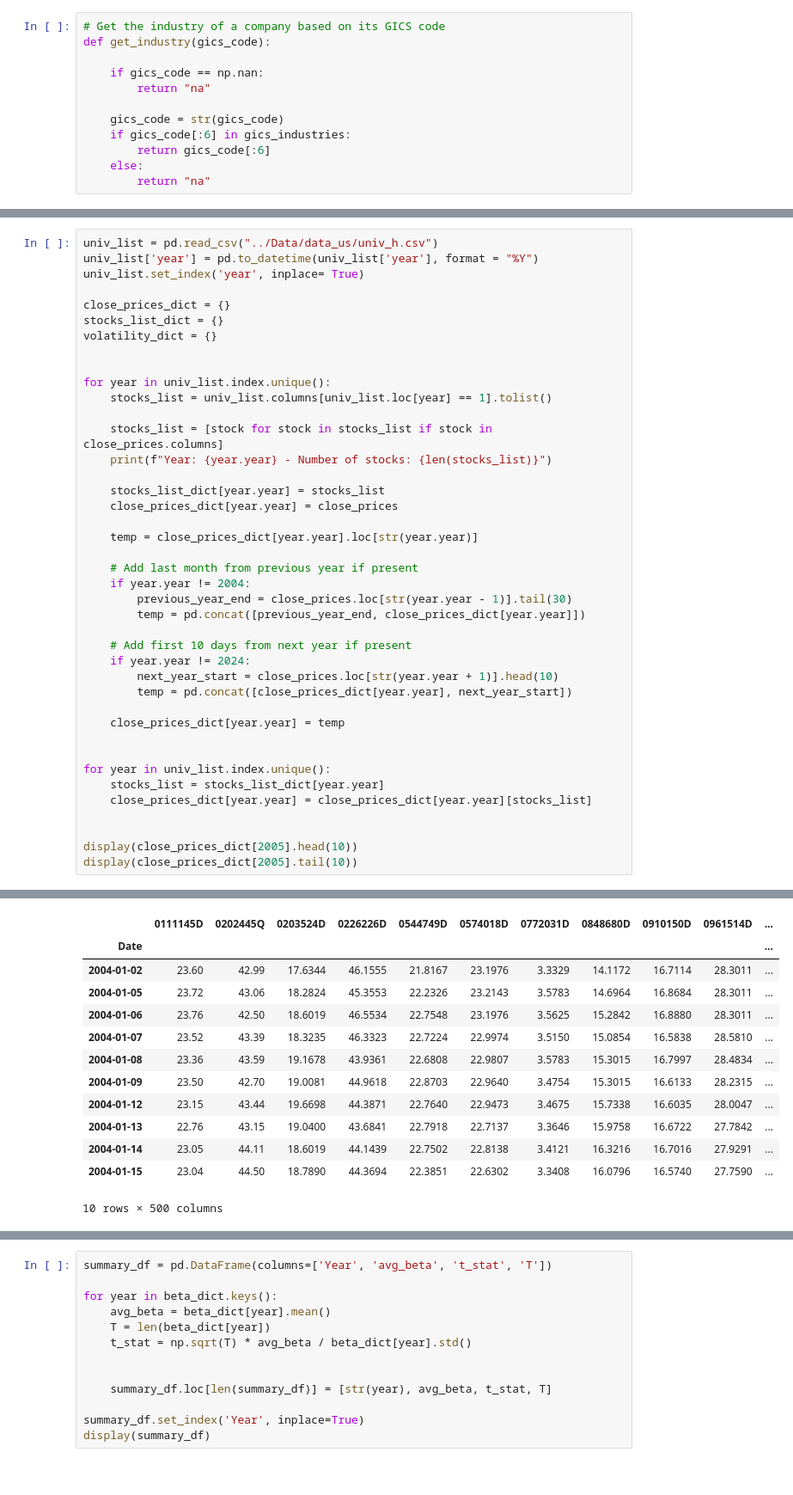
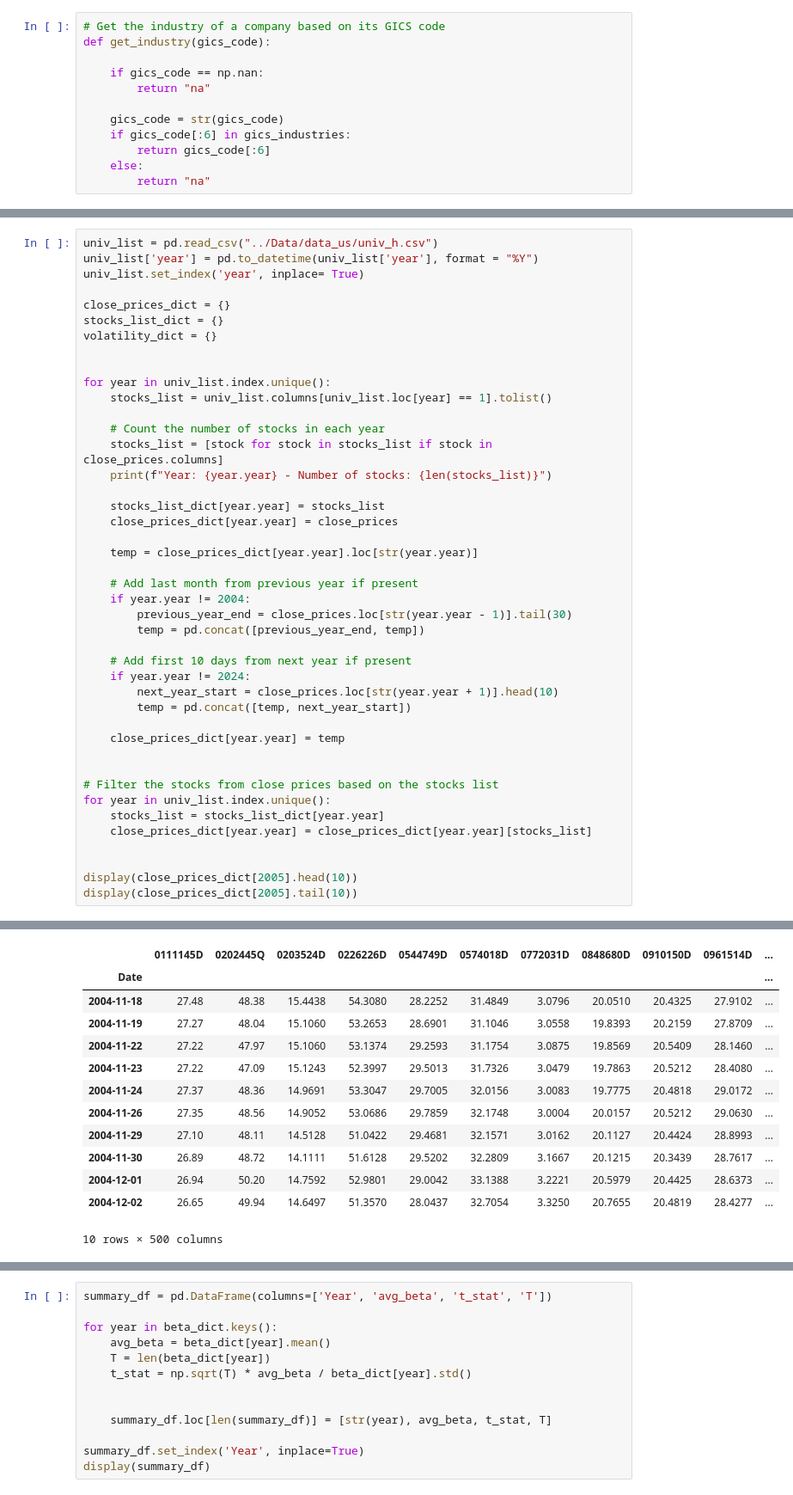
Before and after one commit to KiranReddy0808/FE5214-Introduction-to-quant-investing, a Jupyter notebook: Assignment 2/Assignment2.ipynb, the cells around one changed output, grey strips where cells are left out. Shown at 86% size. Drawn from its saved outputs; the diff is of its cells as text.

```diff
--- a/Assignment 2/Assignment2.ipynb
+++ b/Assignment 2/Assignment2.ipynb
@@ -186,6 +188,7 @@ volatility_dict = {}
 for year in univ_list.index.unique():
     stocks_list = univ_list.columns[univ_list.loc[year] == 1].tolist()
 
+    # Count the number of stocks in each year
     stocks_list = [stock for stock in stocks_list if stock in close_prices.columns]
     print(f"Year: {year.year} - Number of stocks: {len(stocks_list)}")
 
@@ -197,53 +200,54 @@ for year in univ_list.index.unique():
     # Add last month from previous year if present
     if year.year != 2004:
         previous_year_end = close_prices.loc[str(year.year - 1)].tail(30)
-        temp = pd.concat([previous_year_end, close_prices_dict[year.year]])
+        temp = pd.concat([previous_year_end, temp])
 
     # Add first 10 days from next year if present
     if year.year != 2024:
         next_year_start = close_prices.loc[str(year.year + 1)].head(10)
-        temp = pd.concat([close_prices_dict[year.year], next_year_start])
+        temp = pd.concat([temp, next_year_start])
 
     close_prices_dict[year.year] = temp
 
 
+# Filter the stocks from close prices based on the stocks list
 for year in univ_list.index.unique():
     stocks_list = stocks_list_dict[year.year]
     close_prices_dict[year.year] = close_prices_dict[year.year][stocks_list]
 
 
 display(close_prices_dict[2005].head(10))
 display(close_prices_dict[2005].tail(10))
 # %% [output]
 Year: 2004 - Number of stocks: 500
 Year: 2005 - Number of stocks: 500
 Year: 2006 - Number of stocks: 500
 Year: 2007 - Number of stocks: 500
 Year: 2008 - Number of stocks: 500
 Year: 2009 - Number of stocks: 500
 Year: 2010 - Number of stocks: 500
 Year: 2011 - Number of stocks: 500
 Year: 2012 - Number of stocks: 500
 Year: 2013 - Number of stocks: 500
 Year: 2014 - Number of stocks: 500
 Year: 2015 - Number of stocks: 502
 ... (5 lines left out)
 Year: 2021 - Number of stocks: 505
 Year: 2022 - Number of stocks: 505
 Year: 2023 - Number of stocks: 503
 Year: 2024 - Number of stocks: 503
 |  | 0111145D | 0202445Q | 0203524D | 0226226D | 0544749D | 0574018D | 0772031D | 0848680D | 0910150D | 0961514D | ... |
 | Date |  |  |  |  |  |  |  |  |  |  | ... |
-| 2004-01-02 | 23.60 | 42.99 | 17.6344 | 46.1555 | 21.8167 | 23.1976 | 3.3329 | 14.1172 | 16.7114 | 28.3011 | ... |
-| 2004-01-05 | 23.72 | 43.06 | 18.2824 | 45.3553 | 22.2326 | 23.2143 | 3.5783 | 14.6964 | 16.8684 | 28.3011 | ... |
-| 2004-01-06 | 23.76 | 42.50 | 18.6019 | 46.5534 | 22.7548 | 23.1976 | 3.5625 | 15.2842 | 16.8880 | 28.3011 | ... |
-| 2004-01-07 | 23.52 | 43.39 | 18.3235 | 46.3323 | 22.7224 | 22.9974 | 3.5150 | 15.0854 | 16.5838 | 28.5810 | ... |
-| 2004-01-08 | 23.36 | 43.59 | 19.1678 | 43.9361 | 22.6808 | 22.9807 | 3.5783 | 15.3015 | 16.7997 | 28.4834 | ... |
-| 2004-01-09 | 23.50 | 42.70 | 19.0081 | 44.9618 | 22.8703 | 22.9640 | 3.4754 | 15.3015 | 16.6133 | 28.2315 | ... |
-| 2004-01-12 | 23.15 | 43.44 | 19.6698 | 44.3871 | 22.7640 | 22.9473 | 3.4675 | 15.7338 | 16.6035 | 28.0047 | ... |
-| 2004-01-13 | 22.76 | 43.15 | 19.0400 | 43.6841 | 22.7918 | 22.7137 | 3.3646 | 15.9758 | 16.6722 | 27.7842 | ... |
-| 2004-01-14 | 23.05 | 44.11 | 18.6019 | 44.1439 | 22.7502 | 22.8138 | 3.4121 | 16.3216 | 16.7016 | 27.9291 | ... |
-| 2004-01-15 | 23.04 | 44.50 | 18.7890 | 44.3694 | 22.3851 | 22.6302 | 3.3408 | 16.0796 | 16.5740 | 27.7590 | ... |
+| 2004-11-18 | 27.48 | 48.38 | 15.4438 | 54.3080 | 28.2252 | 31.4849 | 3.0796 | 20.0510 | 20.4325 | 27.9102 | ... |
+| 2004-11-19 | 27.27 | 48.04 | 15.1060 | 53.2653 | 28.6901 | 31.1046 | 3.0558 | 19.8393 | 20.2159 | 27.8709 | ... |
+| 2004-11-22 | 27.22 | 47.97 | 15.1060 | 53.1374 | 29.2593 | 31.1754 | 3.0875 | 19.8569 | 20.5409 | 28.1460 | ... |
+| 2004-11-23 | 27.22 | 47.09 | 15.1243 | 52.3997 | 29.5013 | 31.7326 | 3.0479 | 19.7863 | 20.5212 | 28.4080 | ... |
+| 2004-11-24 | 27.37 | 48.36 | 14.9691 | 53.3047 | 29.7005 | 32.0156 | 3.0083 | 19.7775 | 20.4818 | 29.0172 | ... |
+| 2004-11-26 | 27.35 | 48.56 | 14.9052 | 53.0686 | 29.7859 | 32.1748 | 3.0004 | 20.0157 | 20.5212 | 29.0630 | ... |
+| 2004-11-29 | 27.10 | 48.11 | 14.5128 | 51.0422 | 29.4681 | 32.1571 | 3.0162 | 20.1127 | 20.4424 | 28.8993 | ... |
+| 2004-11-30 | 26.89 | 48.72 | 14.1111 | 51.6128 | 29.5202 | 32.2809 | 3.1667 | 20.1215 | 20.3439 | 28.7617 | ... |
+| 2004-12-01 | 26.94 | 50.20 | 14.7592 | 52.9801 | 29.0042 | 33.1388 | 3.2221 | 20.5979 | 20.4425 | 28.6373 | ... |
+| 2004-12-02 | 26.65 | 49.94 | 14.6497 | 51.3570 | 28.0437 | 32.7054 | 3.3250 | 20.7655 | 20.4819 | 28.4277 | ... |
 10 rows × 500 columns
 |  | 0111145D | 0202445Q | 0203524D | 0226226D | 0544749D | 0574018D | 0772031D | 0848680D | 0910150D | 0961514D | ... |
 | Date |  |  |  |  |  |  |  |  |  |  | ... |
```
Also changed, not shown: parts of 8 cells of this notebook.
